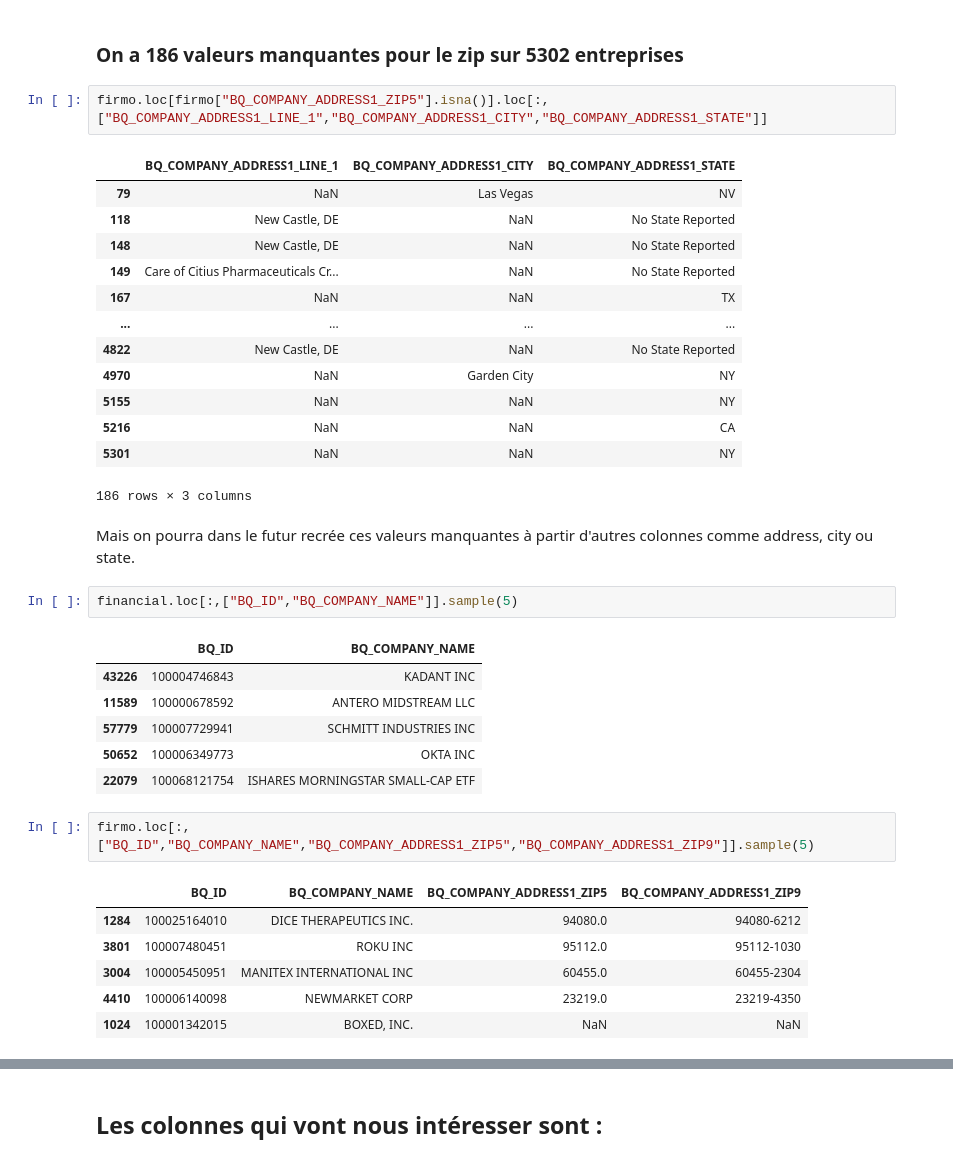
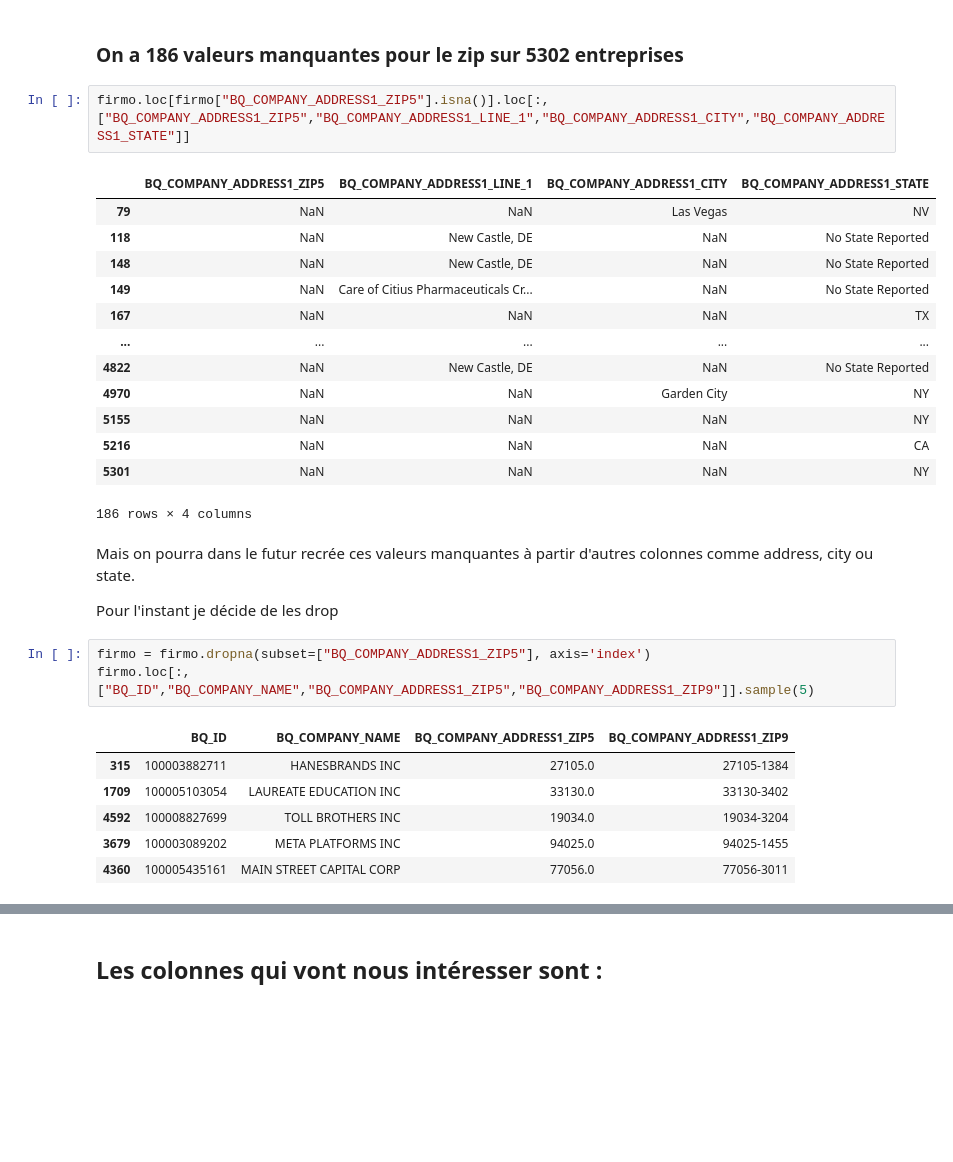
Before and after one commit to Askkip/StatAPP, a Jupyter notebook: US_Financials_Modeelisation.ipynb, the cells around one changed output, grey strips where cells are left out. Saved outputs shown, nothing was run; the diff lists cells and outputs as text; blank space fills up the shorter version.

```diff
--- a/US_Financials_Modeelisation.ipynb
+++ b/US_Financials_Modeelisation.ipynb
@@ -17,39 +17,33 @@ firmo["BQ_COMPANY_ADDRESS1_ZIP5"].isna().sum()
 # %% [markdown]
 ### On a 186 valeurs manquantes pour le zip sur 5302 entreprises
 # %%
-firmo.loc[firmo["BQ_COMPANY_ADDRESS1_ZIP5"].isna()].loc[:,["BQ_COMPANY_ADDRESS1_LINE_1","BQ_COMPANY_ADDRESS1_CITY","BQ_COMPANY_ADDRESS1_STATE"]]
+firmo.loc[firmo["BQ_COMPANY_ADDRESS1_ZIP5"].isna()].loc[:,["BQ_COMPANY_ADDRESS1_ZIP5","BQ_COMPANY_ADDRESS1_LINE_1","BQ_COMPANY_ADDRESS1_CITY","BQ_COMPANY_ADDRESS1_STATE"]]
 # %% [output]
-|  | BQ_COMPANY_ADDRESS1_LINE_1 | BQ_COMPANY_ADDRESS1_CITY | BQ_COMPANY_ADDRESS1_STATE |
-| 79 | NaN | Las Vegas | NV |
-| 118 | New Castle, DE | NaN | No State Reported |
-| 148 | New Castle, DE | NaN | No State Reported |
-| 149 | Care of Citius Pharmaceuticals Cr... | NaN | No State Reported |
-| 167 | NaN | NaN | TX |
-| ... | ... | ... | ... |
-| 4822 | New Castle, DE | NaN | No State Reported |
-| 4970 | NaN | Garden City | NY |
-| 5155 | NaN | NaN | NY |
-| 5216 | NaN | NaN | CA |
-| 5301 | NaN | NaN | NY |
+|  | BQ_COMPANY_ADDRESS1_ZIP5 | BQ_COMPANY_ADDRESS1_LINE_1 | BQ_COMPANY_ADDRESS1_CITY | BQ_COMPANY_ADDRESS1_STATE |
+| 79 | NaN | NaN | Las Vegas | NV |
+| 118 | NaN | New Castle, DE | NaN | No State Reported |
+| 148 | NaN | New Castle, DE | NaN | No State Reported |
+| 149 | NaN | Care of Citius Pharmaceuticals Cr... | NaN | No State Reported |
+| 167 | NaN | NaN | NaN | TX |
+| ... | ... | ... | ... | ... |
+| 4822 | NaN | New Castle, DE | NaN | No State Reported |
+| 4970 | NaN | NaN | Garden City | NY |
+| 5155 | NaN | NaN | NaN | NY |
+| 5216 | NaN | NaN | NaN | CA |
+| 5301 | NaN | NaN | NaN | NY |
-186 rows × 3 columns
+186 rows × 4 columns
 # %% [markdown]
 Mais on pourra dans le futur recrée ces valeurs manquantes à partir d'autres colonnes comme address, city ou state.
+
+Pour l'instant je décide de les drop
 # %%
-financial.loc[:,["BQ_ID","BQ_COMPANY_NAME"]].sample(5)
+firmo = firmo.dropna(subset=["BQ_COMPANY_ADDRESS1_ZIP5"], axis='index')
+firmo.loc[:,["BQ_ID","BQ_COMPANY_NAME","BQ_COMPANY_ADDRESS1_ZIP5","BQ_COMPANY_ADDRESS1_ZIP9"]].sample(5)
 # %% [output]
-|  | BQ_ID | BQ_COMPANY_NAME |
-| 43226 | 100004746843 | KADANT INC |
-| 11589 | 100000678592 | ANTERO MIDSTREAM LLC |
-| 57779 | 100007729941 | SCHMITT INDUSTRIES INC |
-| 50652 | 100006349773 | OKTA INC |
-| 22079 | 100068121754 | ISHARES MORNINGSTAR SMALL-CAP ETF |
+|  | BQ_ID | BQ_COMPANY_NAME | BQ_COMPANY_ADDRESS1_ZIP5 | BQ_COMPANY_ADDRESS1_ZIP9 |
+| 315 | 100003882711 | HANESBRANDS INC | 27105.0 | 27105-1384 |
+| 1709 | 100005103054 | LAUREATE EDUCATION INC | 33130.0 | 33130-3402 |
+| 4592 | 100008827699 | TOLL BROTHERS INC | 19034.0 | 19034-3204 |
+| 3679 | 100003089202 | META PLATFORMS INC | 94025.0 | 94025-1455 |
+| 4360 | 100005435161 | MAIN STREET CAPITAL CORP | 77056.0 | 77056-3011 |
-# %%
-firmo.loc[:,["BQ_ID","BQ_COMPANY_NAME","BQ_COMPANY_ADDRESS1_ZIP5","BQ_COMPANY_ADDRESS1_ZIP9"]].sample(5)
-# %% [output]
-|  | BQ_ID | BQ_COMPANY_NAME | BQ_COMPANY_ADDRESS1_ZIP5 | BQ_COMPANY_ADDRESS1_ZIP9 |
-| 1284 | 100025164010 | DICE THERAPEUTICS INC. | 94080.0 | 94080-6212 |
-| 3801 | 100007480451 | ROKU INC | 95112.0 | 95112-1030 |
-| 3004 | 100005450951 | MANITEX INTERNATIONAL INC | 60455.0 | 60455-2304 |
-| 4410 | 100006140098 | NEWMARKET CORP | 23219.0 | 23219-4350 |
-| 1024 | 100001342015 | BOXED, INC. | NaN | NaN |
 # %%
```
Also changed, not shown: parts of 31 cells of this notebook, 1 other file.
